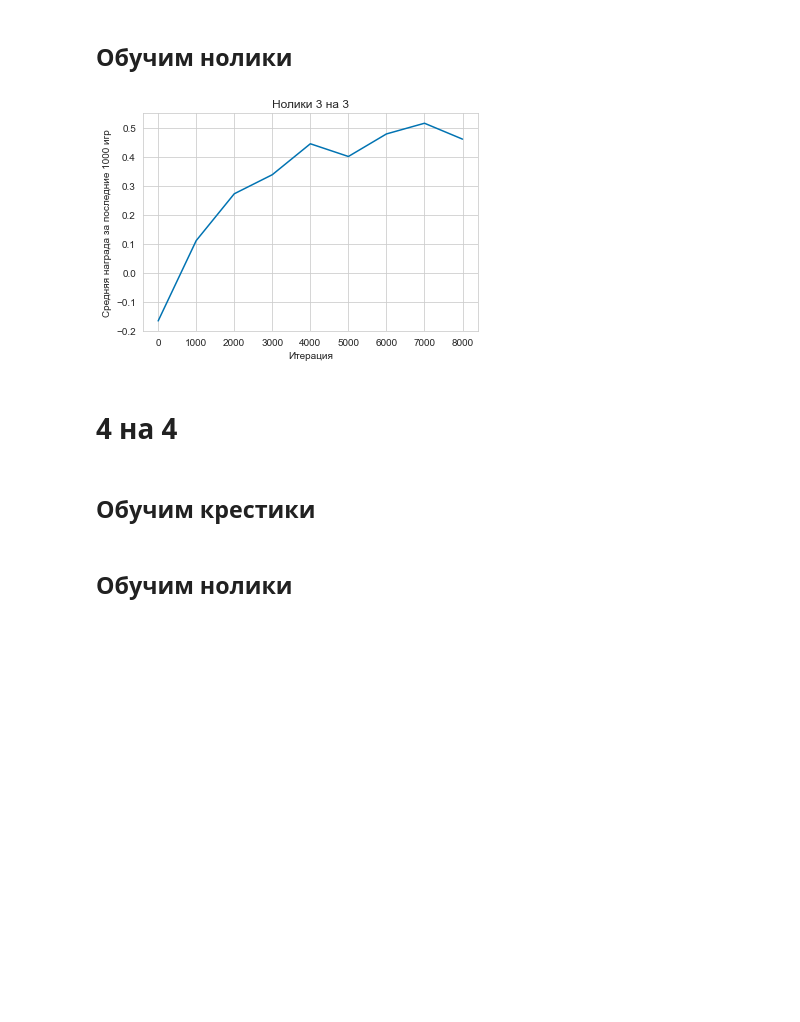
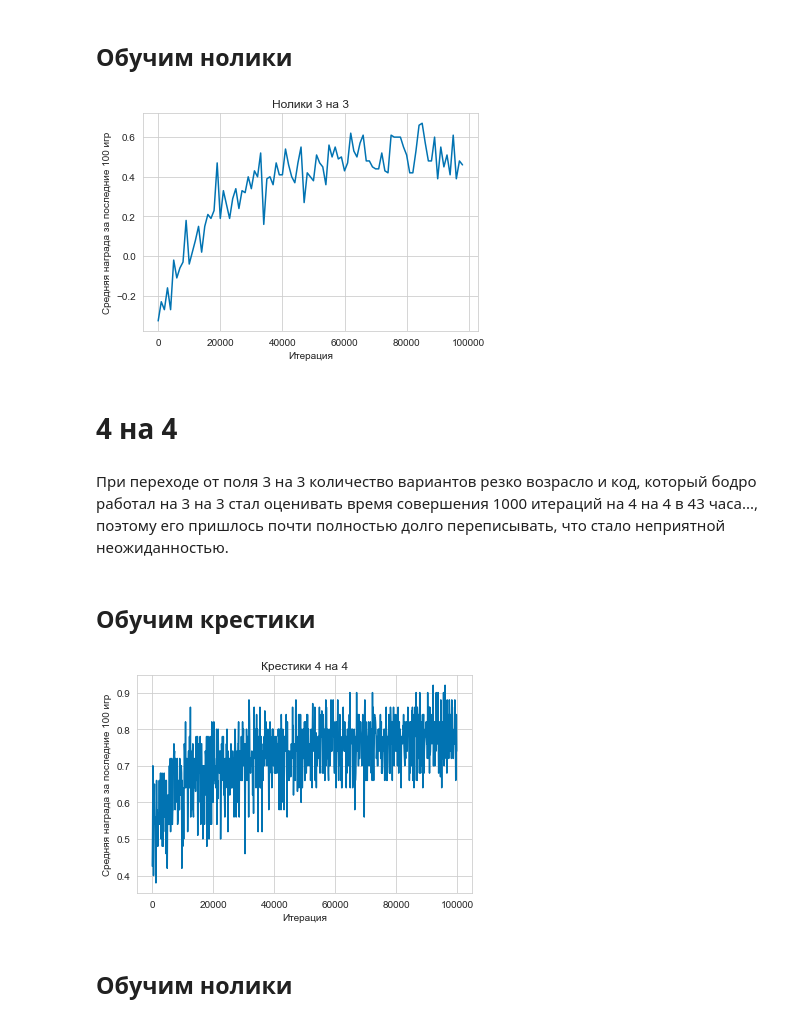
Before and after one commit to SerSmith/Reinforcment_Learning_MADE2020, a Jupyter notebook: hw2/hw2.ipynb, the cells around one changed output. Drawn from its saved outputs; the diff is of its cells as text; code cells hidden in the pictures; blank space fills up the shorter version.

```diff
--- a/hw2/hw2.ipynb
+++ b/hw2/hw2.ipynb
@@ -339,20 +340,22 @@ result_zer, pi_zer, env_zer, Q_zer  = Q_learning(env, Q.copy(), random_move, cro
 plt.plot([i*1000 for i in range(len(result_zer))], result_zer)
 plt.title("Нолики 3 на 3")
 plt.xlabel('Итерация')
-plt.ylabel('Средняя награда за последние 1000 игр')
+plt.ylabel('Средняя награда за последние 100 игр')
 plt.show()
 # %% [output]
-[figure, old version]
+[figure, new version]
 # %% [markdown]
 # 4 на 4
 # %%
 n_rows = 4
 n_cols = 4
-n_win = 4
-total_episodes = 1000
+n_win = 3
+total_episodes = 100000
 alpha = 0.01
 epsilon = 0.2
 gamma = 1
+# %% [markdown]
+При переходе от поля 3 на 3 количество вариантов резко возрасло и код, который бодро работал на 3 на 3 стал оценивать время совершения 1000 итераций на 4 на 4 в 43 часа..., поэтому его пришлось почти полностью долго переписывать, что стало неприятной неожиданностью.
 # %% [markdown]
 ## Обучим крестики
 # %%
@@ -363,11 +364,13 @@ Q = create_inital_Q(env)
 # %%
-result_cross, pi_cross, env_cross, Q_cross  = Q_learning(env, Q.copy(), random_move, crosses=True, total_episodes=total_episodes, alpha=alpha, epsilon=epsilon, gamma=gamma)
+result_cross, env_cross, Q_cross  = Q_learning(env, Q.copy(), random_move, crosses=True, total_episodes=total_episodes, alpha=alpha, epsilon=epsilon, gamma=gamma)
 # %%
-plt.plot([i*1000 for i in range(len(result_cross))], result_cross)
+plt.plot([i*100 for i in range(len(result_cross))], result_cross)
 plt.title("Крестики 4 на 4")
 plt.xlabel('Итерация')
-plt.ylabel('Средняя награда за последние 1000 игр')
+plt.ylabel('Средняя награда за последние 100 игр')
 plt.show()
+# %% [output]
+[figure, added]
 # %% [markdown]
 ## Обучим нолики
 # %%
```
Also changed, not shown: parts of 7 cells of this notebook.
